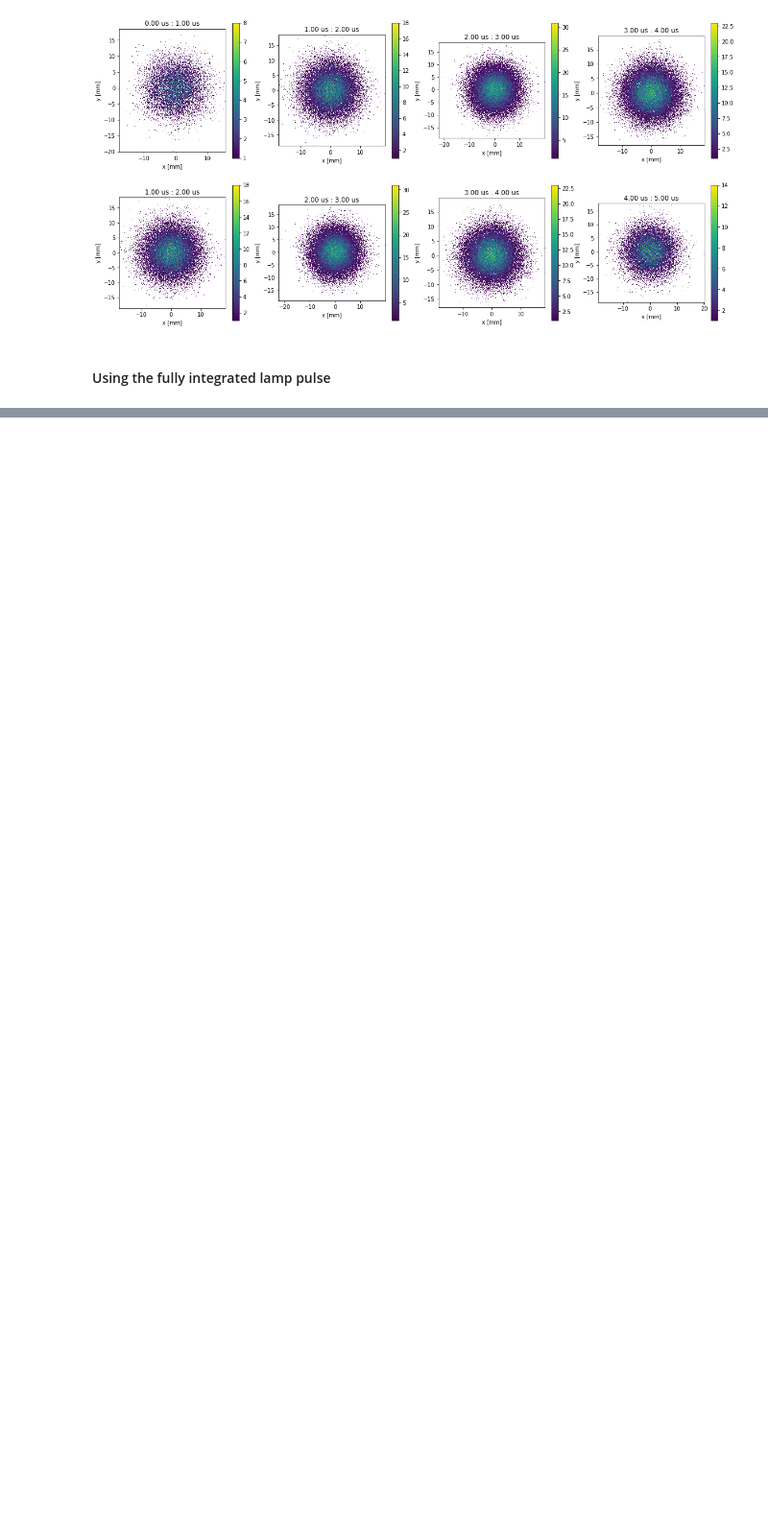
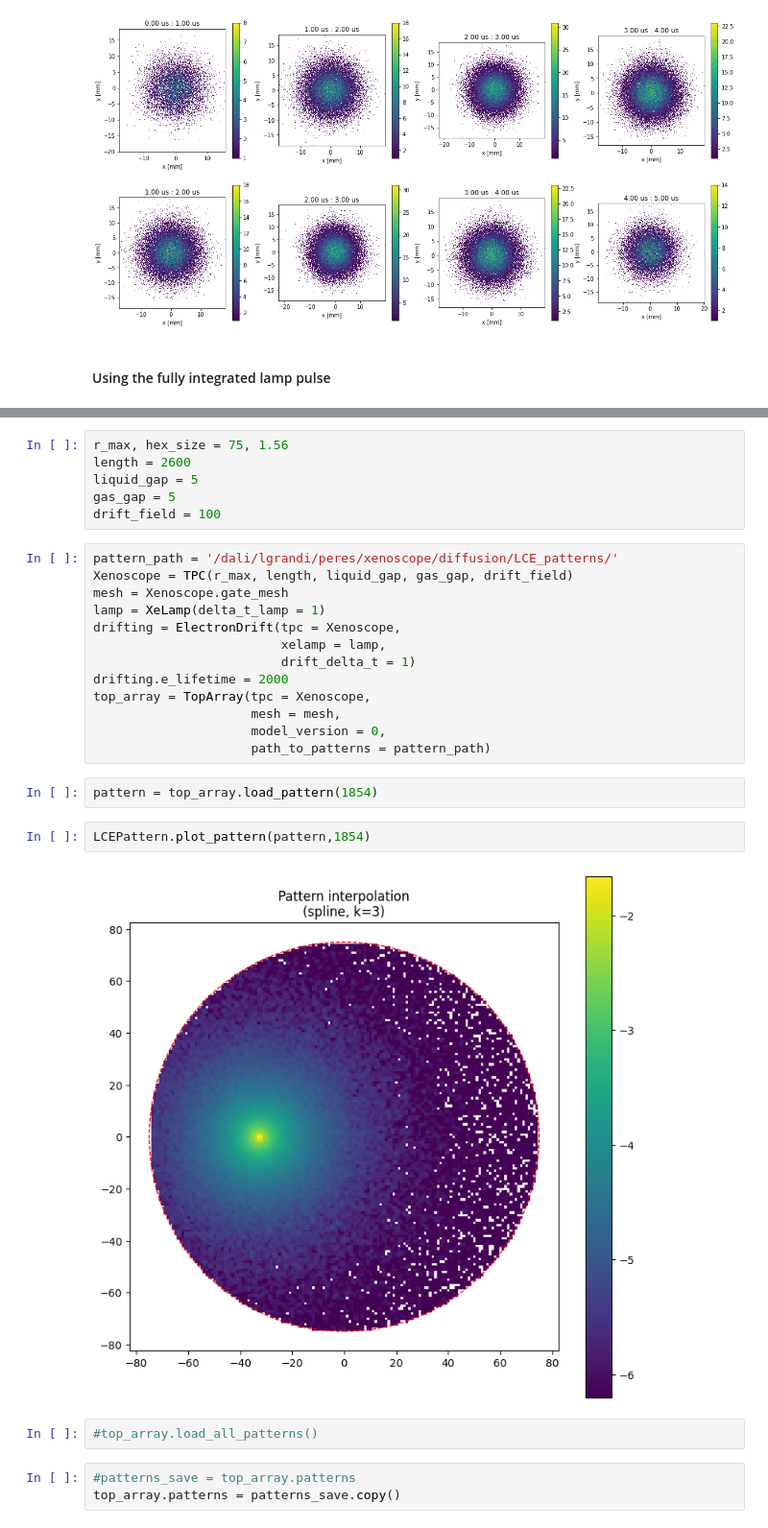
Before and after one commit to sanaouahada/XenoDiffusionScope, a Jupyter notebook: Main.ipynb, the cells around one changed output, grey strips where cells are left out. Shown at 96% size. Cells and saved outputs as stored; diff of their text form; blank space fills up the shorter version.

```diff
--- a/Main.ipynb
+++ b/Main.ipynb
@@ -111,0 +147,30 @@ x_extracted,y_extracted, z_extracted = drifting.extract_electrons(x_corr_elifeti
+# %%
+r_max, hex_size = 75, 1.56
+length = 2600
+liquid_gap = 5
+gas_gap = 5
+drift_field = 100
+# %%
+pattern_path = '/dali/lgrandi/peres/xenoscope/diffusion/LCE_patterns/'
+Xenoscope = TPC(r_max, length, liquid_gap, gas_gap, drift_field)
+mesh = Xenoscope.gate_mesh
+lamp = XeLamp(delta_t_lamp = 1)
+drifting = ElectronDrift(tpc = Xenoscope,
+                         xelamp = lamp,
+                         drift_delta_t = 1)
+drifting.e_lifetime = 2000
+top_array = TopArray(tpc = Xenoscope,
+                     mesh = mesh,
+                     model_version = 0,
+                     path_to_patterns = pattern_path)
+# %%
+pattern = top_array.load_pattern(1854)
+# %%
+LCEPattern.plot_pattern(pattern,1854)
+# %% [output]
+[figure, added]
+# %%
+#top_array.load_all_patterns()
+# %%
+#patterns_save = top_array.patterns
+top_array.patterns = patterns_save.copy()
```
Also changed, not shown: parts of 31 cells of this notebook, 7 other files.
